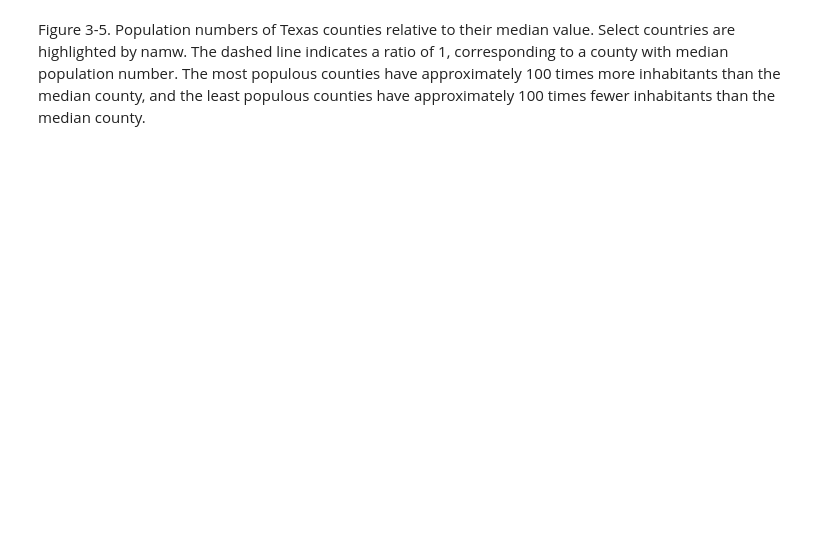
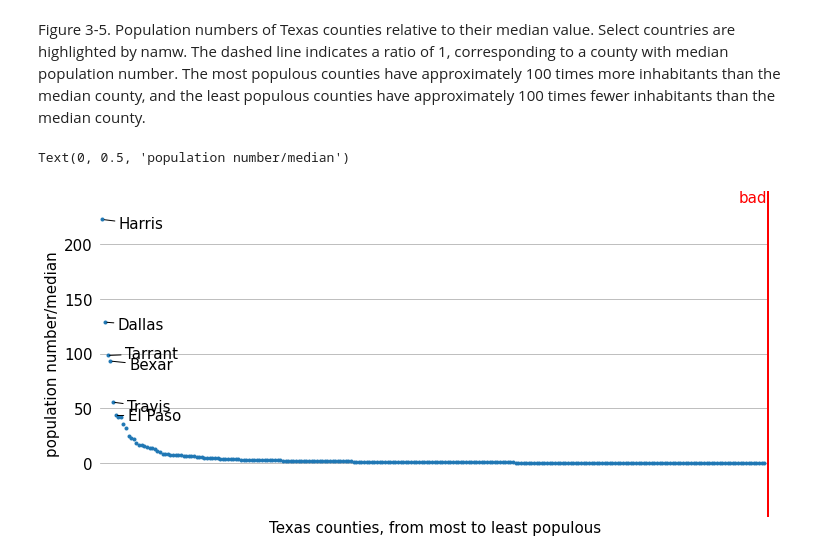
Before and after one commit to hnguyentt/dataviz-python, a Jupyter notebook: 1.From_data_to_viz/3.Coordinate_systems_and_axes.ipynb, the cells around one changed output. Drawn from its saved outputs; the diff is of its cells as text; code cells hidden in the pictures; blank space fills up the shorter version.

```diff
--- a/1.From_data_to_viz/3.Coordinate_systems_and_axes.ipynb
+++ b/1.From_data_to_viz/3.Coordinate_systems_and_axes.ipynb
@@ -404,2 +461,55 @@ ax.tick_params(top=False, bottom=False, left=False, right=False, labelleft=True,
 # %% [markdown]
 Figure 3-5. Population numbers of Texas counties relative to their median value. Select countries are highlighted by namw. The dashed line indicates a ratio of 1, corresponding to a county with median population number. The most populous counties have approximately 100 times more inhabitants than the median county, and the least populous counties have approximately 100 times fewer inhabitants than the median county.
+# %%
+random.seed(42)
+txt_size = 15
+params = {'axes.labelsize': 15,
+          'xtick.labelsize': 15,
+          'ytick.labelsize': 15,
+          'axes.titlesize': 15,
+          'axes.titlepad': 10,
+          'ytick.minor.size': 0,
+          'ytick.minor.width': 0
+          }
+
+pylab.rcParams.update(params)
+
+fig, ax = plt.subplots(figsize=(12, 6))
+ax.plot(range(0,len(texas)), texas.norm_pop2010.values, 'o', markersize=3)
+
+# display countries
+county_idx = list(range(0,6))
+xytexts = []
+has = []
+vas = []
+
+for i in county_idx:
+    xytexts.append((random.uniform(10,20), random.uniform(-5,5)))
+    has.append('left')
+    vas.append('center')
+
+for i, xytext, va, ha in zip(county_idx, xytexts, vas, has):
+    ax.annotate(texas.name[i], xy=(i, texas.norm_pop2010.values[i]),
+                 xytext=xytext, textcoords='offset points', ha=ha, va=va,
+                 arrowprops=dict(arrowstyle="-"),
+                 fontsize=txt_size)
+
+# The red line
+plt.plot([len(texas)+1, len(texas)+1], [-50, 250], '-', color='red', linewidth=5)
+plt.text(len(texas), 249, 'bad', fontsize=txt_size, va="top", ha="right", color='red')
+
+ax.set_xlim([-1, len(texas)+1])
+ax.set_ylim([-49,249])
+
+ax.yaxis.grid(True)
+ax.spines['top'].set_visible(False)
+ax.spines['right'].set_visible(False)
+ax.spines['bottom'].set_visible(False)
+ax.spines['left'].set_visible(False)
+ax.tick_params(top=False, bottom=False, left=False, right=False, labelleft=True, labelbottom=False)
+
+plt.xlabel("Texas counties, from most to least populous")
+plt.ylabel('population number/median')
+# %% [output]
+Text(0, 0.5, 'population number/median')
+[figure, added]
```
Also changed, not shown: parts of 20 cells of this notebook.
